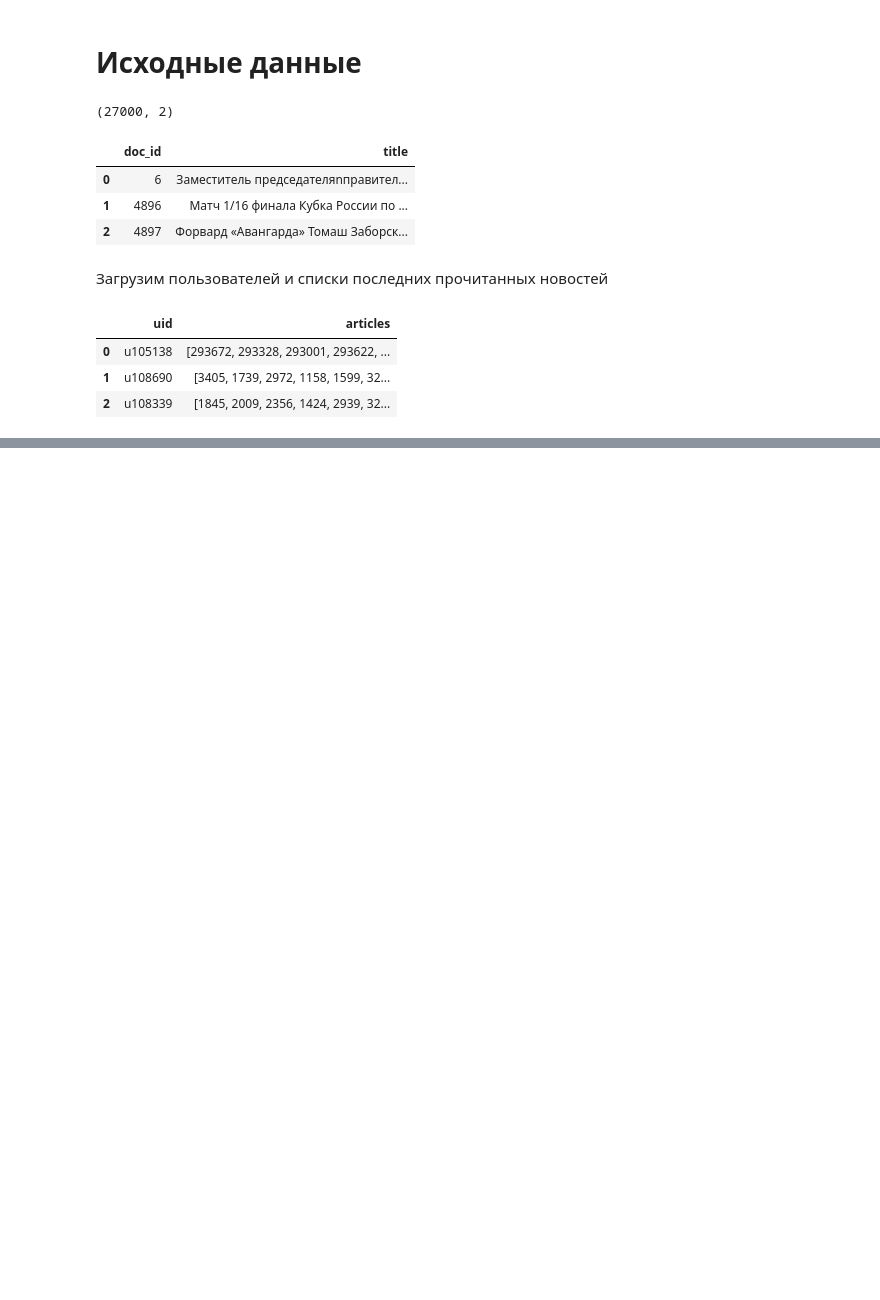
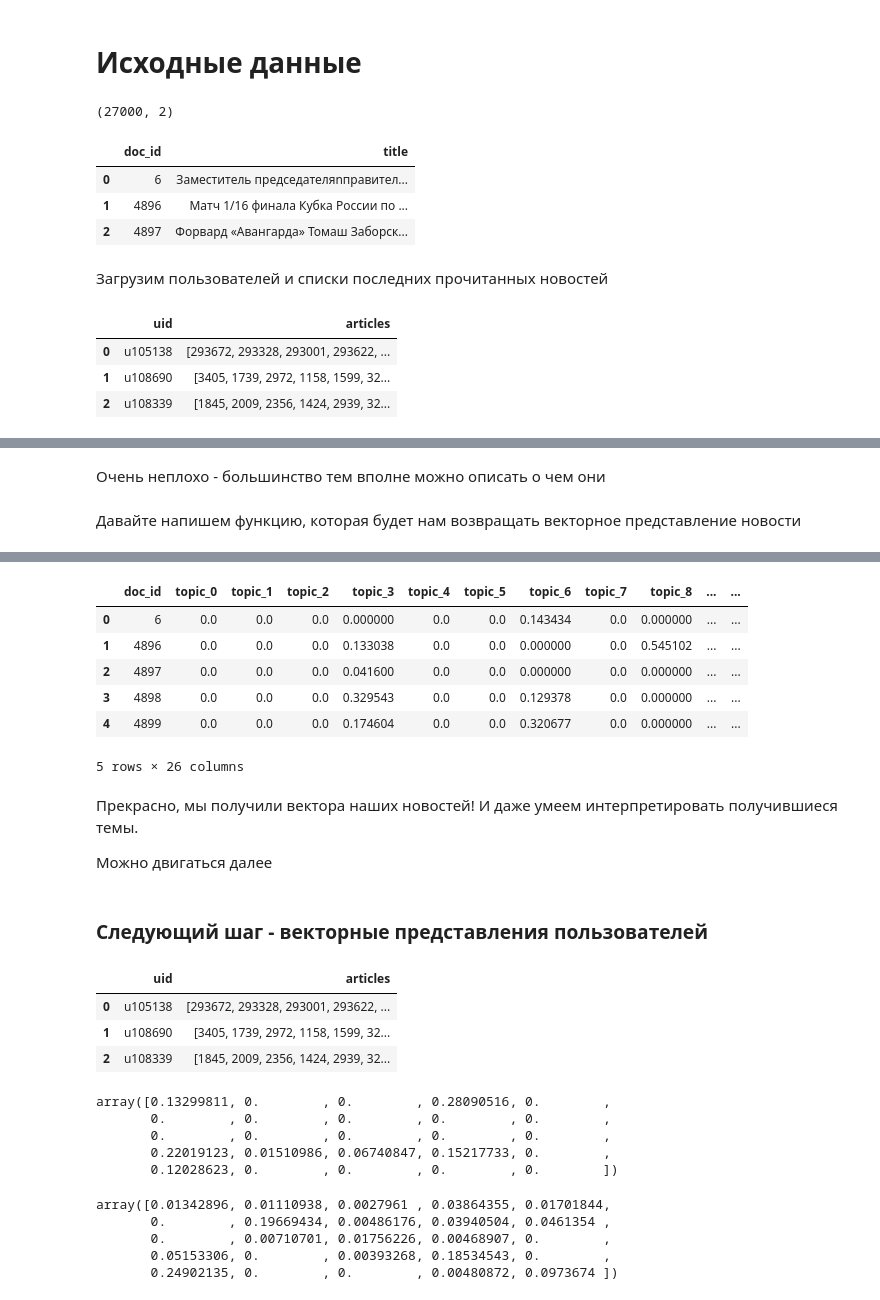
Before and after one commit to Effgenii/BigData2021, a Jupyter notebook: ML_in_business/02_lesson/HW2.ipynb, the cells around one changed output, grey strips where cells are left out. Saved outputs shown, nothing was run; the diff lists cells and outputs as text; code cells hidden in the pictures; blank space fills up the shorter version.

```diff
--- a/ML_in_business/02_lesson/HW2.ipynb
+++ b/ML_in_business/02_lesson/HW2.ipynb
@@ -130,0 +175,7 @@ def lemmatization(text):
+# %%
+lda = LdaModel(common_corpus, num_topics=25, id2word=common_dictionary)#, passes=10)
+temp_file = datapath("..\model.lda")
+lda.save(temp_file)
+# %%
+# Load a potentially pretrained model from disk.
+lda = LdaModel.load(temp_file)
@@ -130,0 +187,9 @@ def lemmatization(text):
+# %%
+%%time
+# Create a new corpus, made of previously unseen documents.
+other_texts = [t for t in news['title'].iloc[:3]]
+other_corpus = [common_dictionary.doc2bow(text) for text in other_texts]
+
+unseen_doc = other_corpus[2]
+print(other_texts[2])
+lda[unseen_doc]
@@ -130,0 +230,27 @@ def lemmatization(text):
+# %% [markdown]
+Очень неплохо - большинство тем вполне можно описать о чем они
+# %% [markdown]
+Давайте напишем функцию, которая будет нам возвращать векторное представление новости
+# %%
+#text = news['title'].iloc[0]
+
+def get_lda_vector(text):
+    unseen_doc = common_dictionary.doc2bow(text)
+    lda_tuple = lda[unseen_doc]
+    not_null_topics = dict(zip([i[0] for i in lda_tuple], [i[1] for i in lda_tuple]))
+
+    output_vector = []
+    for i in range(25):
+        if i not in not_null_topics:
+            output_vector.append(0)
+        else:
+            output_vector.append(not_null_topics[i])
+    return np.array(output_vector)
+# %%
+%%time
+topic_matrix = pd.DataFrame([get_lda_vector(text) for text in news['title'].values])
+topic_matrix.columns = ['topic_{}'.format(i) for i in range(25)]
+topic_matrix['doc_id'] = news['doc_id'].values
+topic_matrix = topic_matrix[['doc_id']+['topic_{}'.format(i) for i in range(25)]]
+topic_matrix.head(5)
+# %% [output]
@@ -130,0 +259,20 @@ def lemmatization(text):
+|  | doc_id | topic_0 | topic_1 | topic_2 | topic_3 | topic_4 | topic_5 | topic_6 | topic_7 | topic_8 | ... | ... |
+| 0 | 6 | 0.0 | 0.0 | 0.0 | 0.000000 | 0.0 | 0.0 | 0.143434 | 0.0 | 0.000000 | ... | ... |
+| 1 | 4896 | 0.0 | 0.0 | 0.0 | 0.133038 | 0.0 | 0.0 | 0.000000 | 0.0 | 0.545102 | ... | ... |
+| 2 | 4897 | 0.0 | 0.0 | 0.0 | 0.041600 | 0.0 | 0.0 | 0.000000 | 0.0 | 0.000000 | ... | ... |
+| 3 | 4898 | 0.0 | 0.0 | 0.0 | 0.329543 | 0.0 | 0.0 | 0.129378 | 0.0 | 0.000000 | ... | ... |
+| 4 | 4899 | 0.0 | 0.0 | 0.0 | 0.174604 | 0.0 | 0.0 | 0.320677 | 0.0 | 0.000000 | ... | ... |
+5 rows × 26 columns
+# %% [markdown]
+Прекрасно, мы получили вектора наших новостей! И даже умеем интерпретировать получившиеся темы.
+
+Можно двигаться далее
+# %% [markdown]
+### Следующий шаг - векторные представления пользователей
+# %%
+users.head(3)
+# %% [output]
+|  | uid | articles |
+| 0 | u105138 | [293672, 293328, 293001, 293622, ... |
+| 1 | u108690 | [3405, 1739, 2972, 1158, 1599, 32... |
+| 2 | u108339 | [1845, 2009, 2356, 1424, 2939, 32... |
@@ -130,0 +281,8 @@ def lemmatization(text):
+# %%
+doc_dict[293622]
+# %% [output]
+array([0.13299811, 0.        , 0.        , 0.28090516, 0.        ,
+       0.        , 0.        , 0.        , 0.        , 0.        ,
+       0.        , 0.        , 0.        , 0.        , 0.        ,
+       0.22019123, 0.01510986, 0.06740847, 0.15217733, 0.        ,
+       0.12028623, 0.        , 0.        , 0.        , 0.        ])
@@ -130,0 +297,8 @@ def lemmatization(text):
+# %%
+get_user_embedding(user_articles_list)
+# %% [output]
+array([0.01342896, 0.01110938, 0.0027961 , 0.03864355, 0.01701844,
+       0.        , 0.19669434, 0.00486176, 0.03940504, 0.0461354 ,
+       0.        , 0.00710701, 0.01756226, 0.00468907, 0.        ,
+       0.05153306, 0.        , 0.00393268, 0.18534543, 0.        ,
+       0.24902135, 0.        , 0.        , 0.00480872, 0.0973674 ])
```
Also changed, not shown: parts of 74 cells of this notebook.
